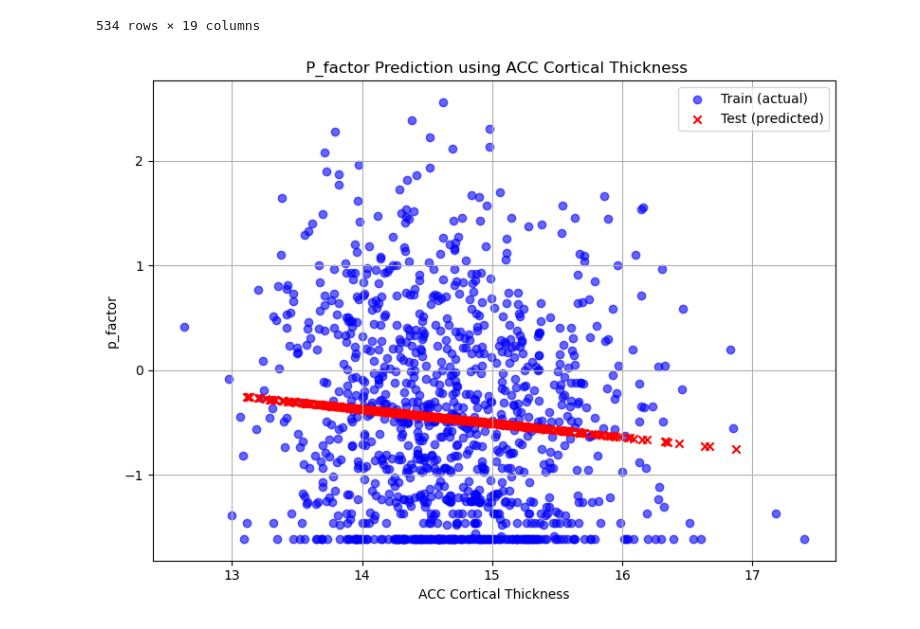
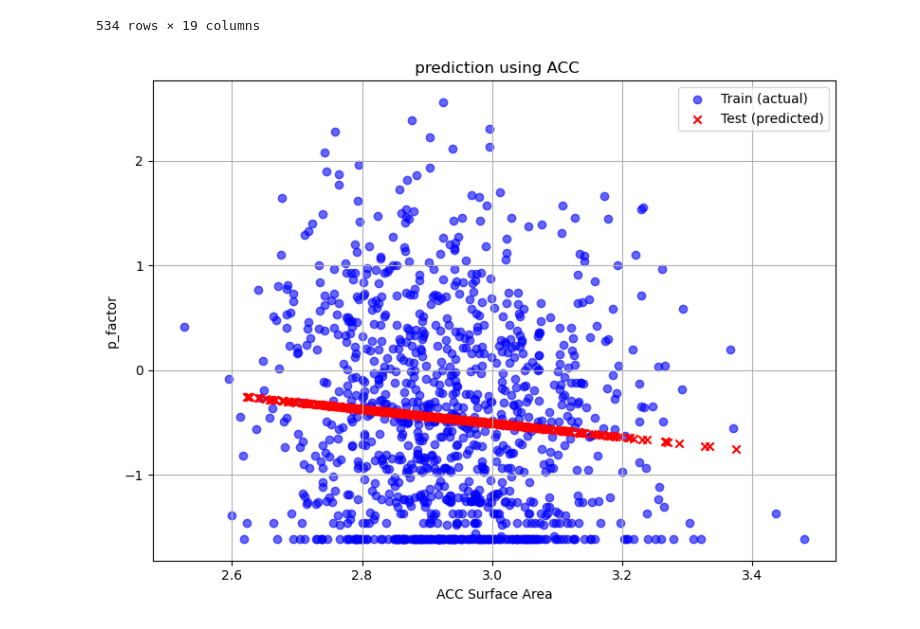
Before and after one commit to PatoViera/week-1-project-group7, a Jupyter notebook: Week1_miniproject_ACC_PVP.ipynb, the cells around one changed output. Drawn from its saved outputs; the diff is of its cells as text; code cells hidden in the pictures.

```diff
--- a/Week1_miniproject_ACC_PVP.ipynb
+++ b/Week1_miniproject_ACC_PVP.ipynb
@@ -100,7 +100,7 @@ def load_acc_cort_thick(participant_id):
     #data[row_mask]
     # Then extract and sum the surface areas:
     acc_cort_thicks = data.loc[row_mask, 'ThickAvg']
-    acc_cort_thick = sum(acc_cort_thicks)
+    acc_cort_thick = np.mean(acc_cort_thicks)
     # And return this value:
     return acc_cort_thick
 # %%
@@ -253,19 +255,18 @@ test_data.to_csv(f'results/{group_name}.tsv', sep='\t', index=False)
 # %%
 # Plot
 import matplotlib.pyplot as plt
-
-X_train = train_vars['acc_cortical_thick']
-y_train = train_vars['p_factor']
+X_train = train_matrix[:, :1]
+y_train = train_matrix[:, 1]
 
 plt.figure(figsize=(8, 6))
 plt.scatter(X_train, y_train, color='blue', label='Train (actual)', alpha=0.6)
 plt.scatter(test_matrix, p_factor_predictions, color='red', label='Test (predicted)', marker='x')
-plt.xlabel(f'ACC Cortical Thickness')
+plt.xlabel(f'ACC Surface Area')
 plt.ylabel(f'p_factor')
-plt.title(f' P_factor Prediction using ACC Cortical Thickness')
+plt.title(f' prediction using ACC')
 plt.legend()
 plt.grid(True)
 plt.tight_layout()
 plt.show()
 # %% [output]
-[figure, old version]
+[figure, new version]
```
Also changed, not shown: parts of 3 cells of this notebook, 3 other files.
